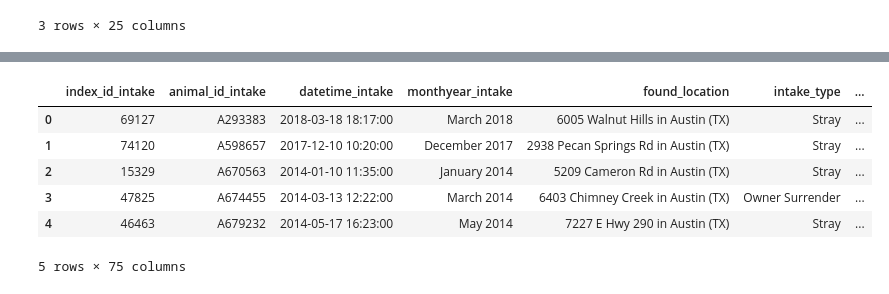
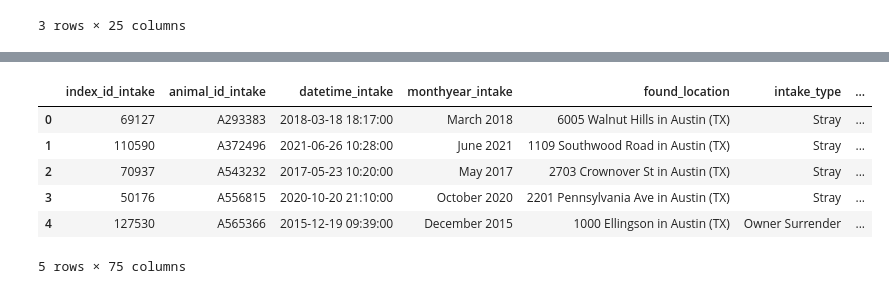
Before and after one commit to CorinneBean/Project_A_Team, a Jupyter notebook: Notebooks/Shelter_demographics_merge.ipynb, the cells around one changed output, grey strips where cells are left out. Saved outputs shown, nothing was run; the diff lists cells and outputs as text; code cells hidden in the pictures.

Commit message:
Cleaned merged animal and demographic data, created dog and cat datasets

```diff
--- a/Notebooks/Shelter_demographics_merge.ipynb
+++ b/Notebooks/Shelter_demographics_merge.ipynb
@@ -30,3 +32,5 @@ demographics.head(3)
 #Rename zipcode_intake to zipcode df.rename(columns={"A": "a", "B": "c"})
 
 shelter.rename(columns = {"zipcode_intake":"zipcode"}, inplace = True)
+shelter["zipcode"]= shelter["zipcode"].astype(int)
+shelter.head()
@@ -36,13 +81,13 @@ shelter = shelter.dropna(axis=0, subset=['zipcode'])
 # %%
 # Merge two DF
 
-animal_demo_df = shelter.merge(demographics, on= "zipcode")
+animal_demo_df = shelter.merge(demographics, how = "left", on= "zipcode")
 animal_demo_df.head()
 # %% [output]
 |  | index_id_intake | animal_id_intake | datetime_intake | monthyear_intake | found_location | intake_type | ... |
 | 0 | 69127 | A293383 | 2018-03-18 18:17:00 | March 2018 | 6005 Walnut Hills in Austin (TX) | Stray | ... |
-| 1 | 74120 | A598657 | 2017-12-10 10:20:00 | December 2017 | 2938 Pecan Springs Rd in Austin (TX) | Stray | ... |
-| 2 | 15329 | A670563 | 2014-01-10 11:35:00 | January 2014 | 5209 Cameron Rd in Austin (TX) | Stray | ... |
-| 3 | 47825 | A674455 | 2014-03-13 12:22:00 | March 2014 | 6403 Chimney Creek in Austin (TX) | Owner Surrender | ... |
-| 4 | 46463 | A679232 | 2014-05-17 16:23:00 | May 2014 | 7227 E Hwy 290 in Austin (TX) | Stray | ... |
+| 1 | 110590 | A372496 | 2021-06-26 10:28:00 | June 2021 | 1109 Southwood Road in Austin (TX) | Stray | ... |
+| 2 | 70937 | A543232 | 2017-05-23 10:20:00 | May 2017 | 2703 Crownover St in Austin (TX) | Stray | ... |
+| 3 | 50176 | A556815 | 2020-10-20 21:10:00 | October 2020 | 2201 Pennsylvania Ave in Austin (TX) | Stray | ... |
+| 4 | 127530 | A565366 | 2015-12-19 09:39:00 | December 2015 | 1000 Ellingson in Austin (TX) | Owner Surrender | ... |
 5 rows × 75 columns
```
Also changed, not shown: parts of 28 cells of this notebook, 4 other files.
